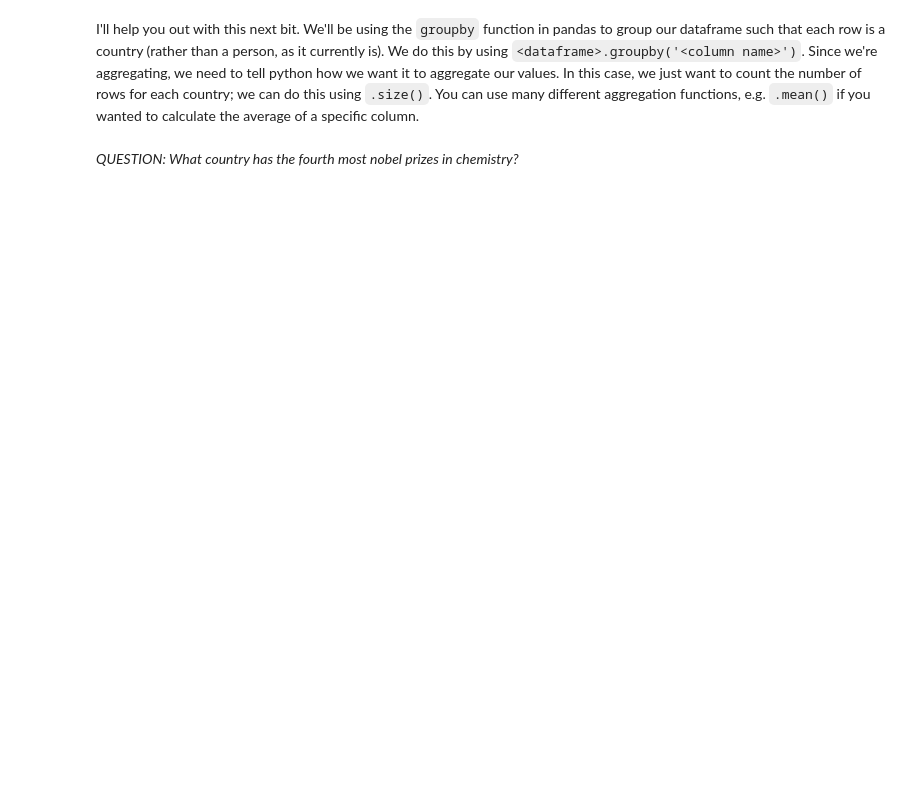
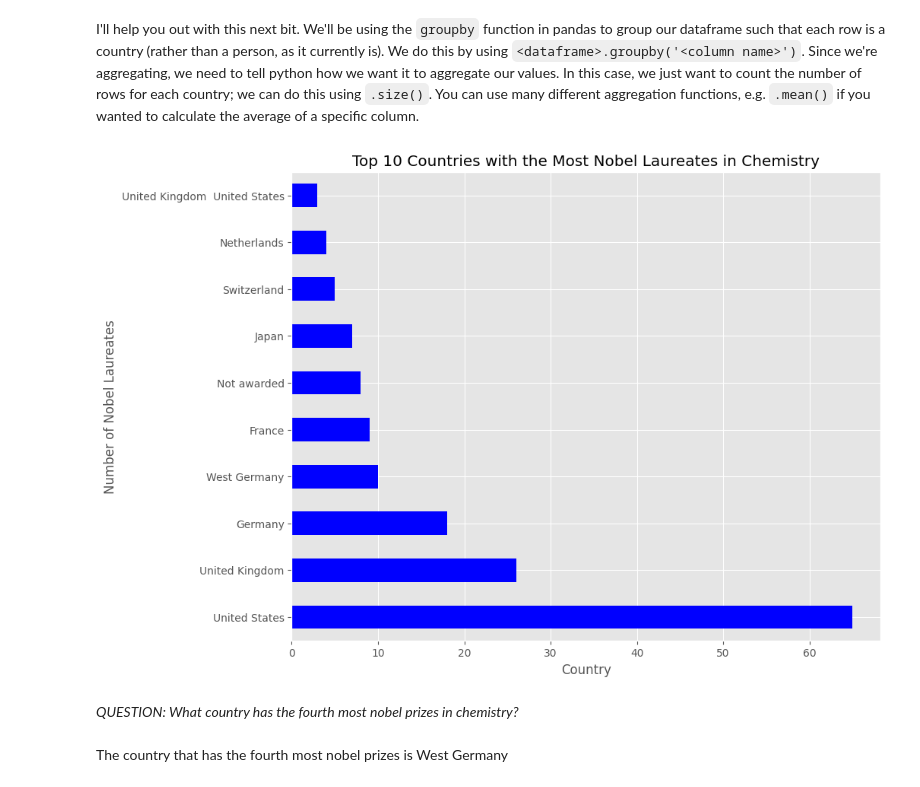
Before and after one commit to Maxbruel/QM2, a Jupyter notebook: notebooks/W02. Pandas.ipynb, the cells around one changed output. Saved outputs shown, nothing was run; the diff lists cells and outputs as text; code cells hidden in the pictures; blank space fills up the shorter version.

```diff
--- a/notebooks/W02. Pandas.ipynb
+++ b/notebooks/W02. Pandas.ipynb
@@ -408,3 +436,9 @@ Using the following URL https://en.wikipedia.org/wiki/List_of_Nobel_laureates_in
 # scrape the table of Nobel Laureates in Chemistry using read_html. remember, this gives us a LIST of dataframes! lets call this list chem_tables
 
 # select the first dataframe from this list and call it chem
+# %%
+import pandas
+url="https://en.wikipedia.org/wiki/List_of_Nobel_laureates_in_Chemistry"
+chem_tables=pandas.read_html(url)
+chem=chem_tables[0]
+print(chem.head())
@@ -421,2 +461,18 @@ countries.sort_values(ascending=False)
+# %%
+countries = countries=chem.groupby('Country[B]').size()
+
+countries = countries.sort_values(ascending=False)
+
+top_10_countries = countries.head(10)
+
+top_10_countries.plot(kind='barh', color='blue')
+plt.title('Top 10 Countries with the Most Nobel Laureates in Chemistry')
+plt.xlabel('Country')
+plt.ylabel('Number of Nobel Laureates')
+plt.show()
+# %% [output]
+[figure, added]
 # %% [markdown]
 *QUESTION: What country has the fourth most nobel prizes in chemistry?*
+# %% [markdown]
+The country that has the fourth most nobel prizes is West Germany
```
Also changed, not shown: parts of 11 cells of this notebook.
